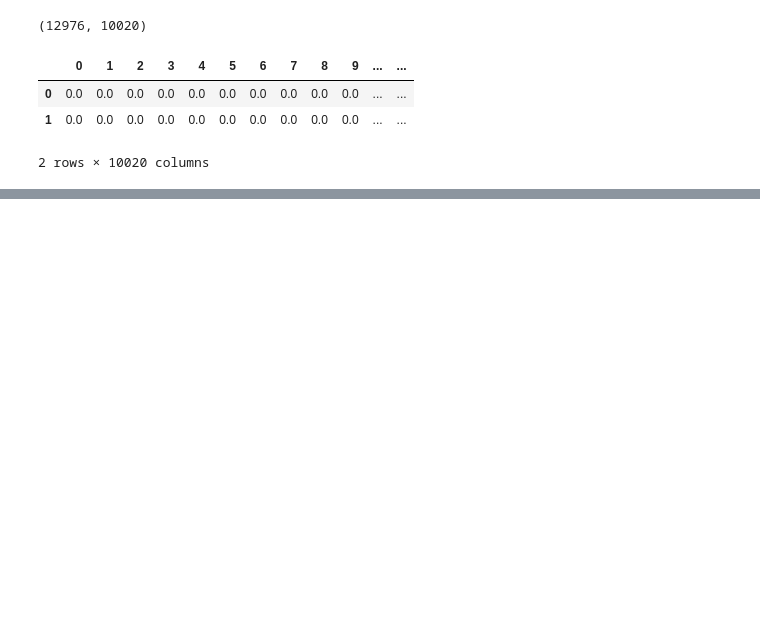
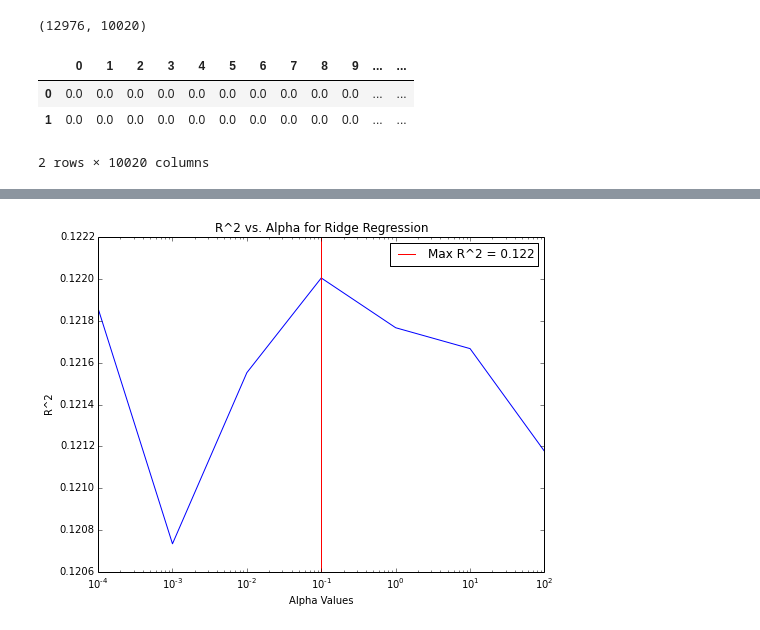
Before and after one commit to noahyonack/AutomaticEssayGrading, a Jupyter notebook: turban_yonack_cs109a_milestone4.ipynb, the cells around one changed output, grey strips where cells are left out. Drawn from its saved outputs; the diff is of its cells as text; code cells hidden in the pictures; blank space fills up the shorter version.

```diff
--- a/turban_yonack_cs109a_milestone4.ipynb
+++ b/turban_yonack_cs109a_milestone4.ipynb
@@ -212,0 +205,30 @@ Here is the pearson correlation: 0.941612343682
+# %%
+alpha_list = [.0001, .001, .01, .1, 1, 10, 100]
+ridge_r2_value = []
+ridge_spearman_value = []
+
+for alpha in alpha_list:
+    ridge_r2_temp = []
+    ridge_spearman_temp = []
+
+    print "Testing alpha = {0}".format(alpha)
+
+    # gives us the different folds of our data to test against
+    folds = KFold(X.shape[0], n_folds=2, shuffle=True)
+
+    for train_indices, test_indices in folds:
+        print "Testing a fold..."
+        X_train, X_test = X[train_indices], X[test_indices]
+        y_train, y_test = y[train_indices], y[test_indices]
+
+        ridge = Ridge(alpha=alpha, solver="sag")
+
+        # fit on the training data
+        ridge.fit(X_train, y_train)
+
+        # calculate r^2
+        ridge_r2_temp.append(ridge.score(X_test, y_test))
+        ridge_spearman_temp.append(scipy.stats.spearmanr(ridge.predict(X_test), y_test))
+
+    ridge_r2_value.append(np.mean(ridge_r2_temp))
+    ridge_spearman_value.append(np.mean(ridge_spearman_temp))
@@ -212,0 +253,14 @@ Here is the pearson correlation: 0.941612343682
+# %%
+plt.figure(figsize=(8, 6))
+plt.semilogx(alpha_list, ridge_r2_value)
+
+best_index = np.argmax(np.array(ridge_r2_value))
+plt.axvline(alpha_list[best_index], c='r', label="Max R^2 = {0:.3f}".format(ridge_r2_value[best_index]))
+
+plt.title("R^2 vs. Alpha for Ridge Regression")
+plt.xlabel("Alpha Values")
+plt.ylabel("R^2")
+plt.legend()
+plt.show()
+# %% [output]
+[figure, added]
```
Also changed, not shown: parts of 65 cells of this notebook.
